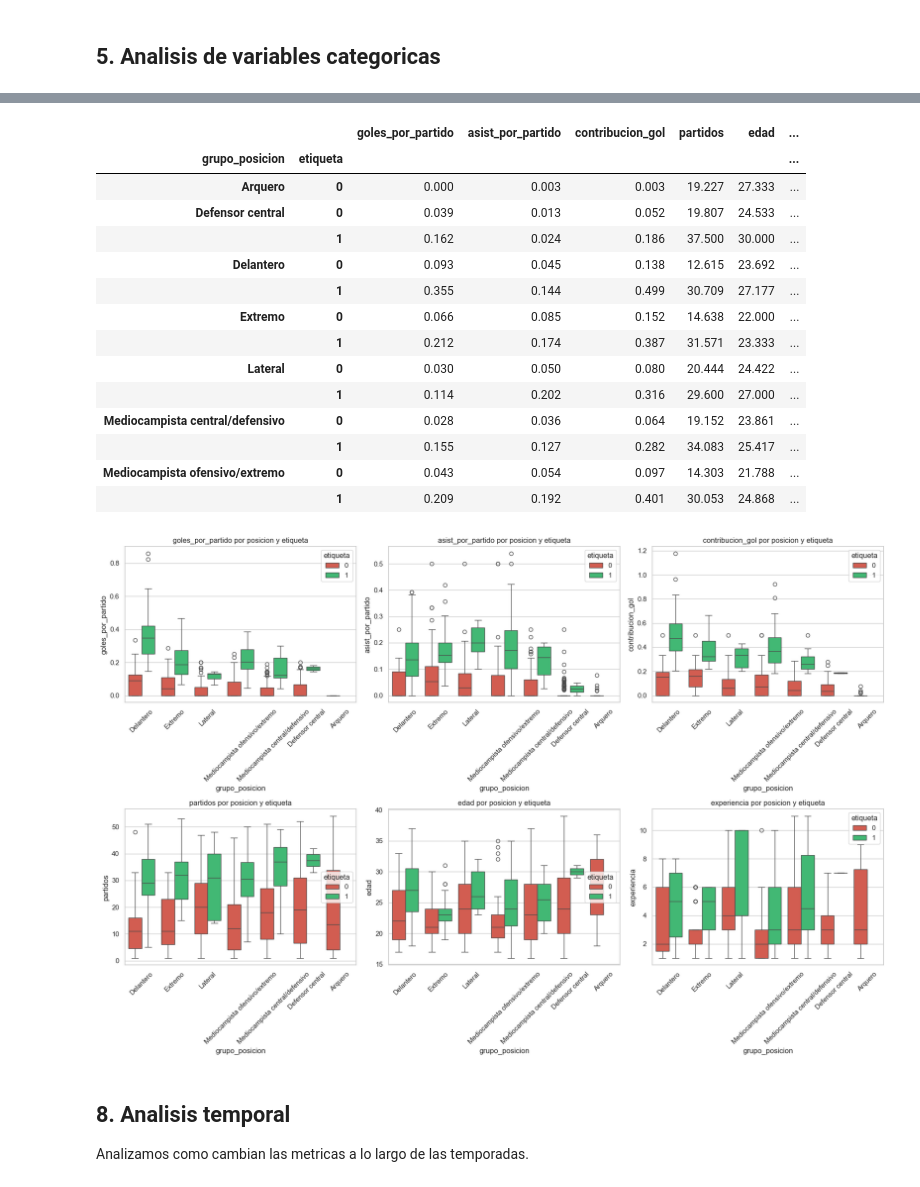
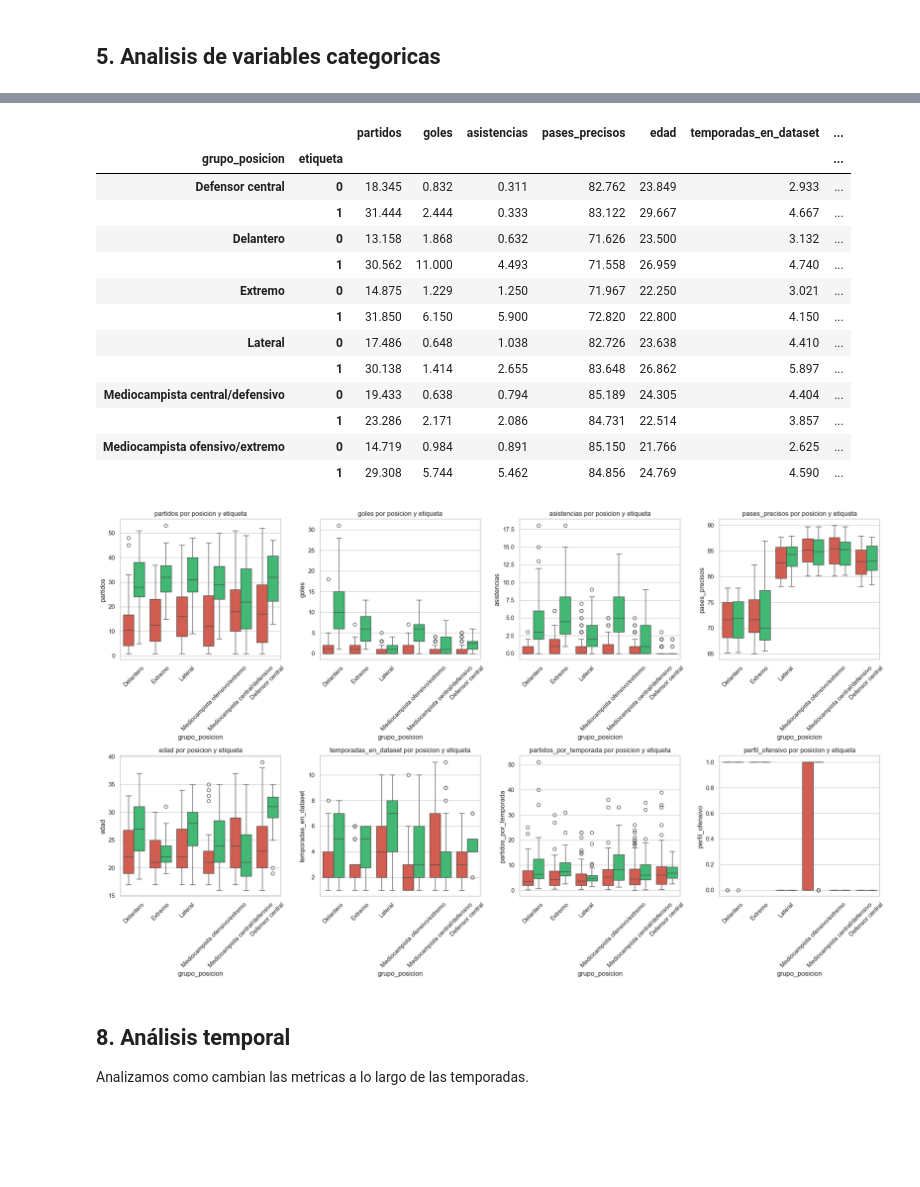
Before and after one commit to agumarquez10/boca-scouting-ds, a Jupyter notebook: src/eda.ipynb, the cells around one changed output, grey strips where cells are left out. Saved outputs shown, nothing was run; the diff lists cells and outputs as text; code cells hidden in the pictures; blank space fills up the shorter version.

```diff
--- a/src/eda.ipynb
+++ b/src/eda.ipynb
@@ -54,0 +72,11 @@ Dimensiones: 810 filas x 12 columnas
+# %%
+# rating desde el raw, SOLO descriptivo (no es feature del modelo)
+raw = pd.read_csv(os.path.join(DATA_DIR, 'adn_boca_real.csv'))
+rating_raw = raw[['nombre', 'temporada', 'rating']].drop_duplicates(
+    subset=['nombre', 'temporada'], keep='first')
+df = df.merge(rating_raw, on=['nombre', 'temporada'], how='left')
+print(f'rating nulos tras join: {df["rating"].isna().sum()}')
+print(f'rating rango: {df["rating"].min()} - {df["rating"].max()}')
+print(f'rating promedio: {df["rating"].mean():.2f}')
+print('\nrating se EXCLUYE de las features del modelo (campo descriptivo).')
+df[["nombre", "temporada", "rating"]].head()
@@ -188,13 +242,14 @@ KeyError: "['goles', 'asistencias', 'goles_por_partido', 'asist_por_partido', 'c
 # %%
-# Histogramas de variables raw
-fig, axes = plt.subplots(2, 2, figsize=(12, 10))
-for i, col in enumerate(numericas_raw):
+# Histogramas de uso y produccion ofensiva
+cols = grupo_uso + grupo_produccion
+fig, axes = plt.subplots(2, 2, figsize=(12, 8))
+for i, col in enumerate(cols):
     ax = axes[i // 2, i % 2]
     df[col].hist(bins=30, ax=ax, color='#3498db', edgecolor='black', alpha=0.7)
     ax.set_title(f'Distribucion de {col}')
     ax.set_xlabel(col)
     ax.set_ylabel('Frecuencia')
 plt.tight_layout()
-plt.savefig(os.path.join(OUTPUT_DIR, '02_histogramas_raw.png'), dpi=150, bbox_inches='tight')
+plt.savefig(os.path.join(OUTPUT_DIR, '02_histogramas_uso.png'), dpi=150, bbox_inches='tight')
 plt.show()
 # %% [output]
@@ -203,13 +257,14 @@ KeyError: 'goles'
 # %%
-# Histogramas de variables de tasas y perfil
-fig, axes = plt.subplots(3, 3, figsize=(15, 12))
-for i, col in enumerate(numericas_tasas + numericas_perfil[:6]):
+# Histogramas de variables de perfil temporal y rol
+cols_perfil = grupo_temporal + grupo_rol
+fig, axes = plt.subplots(2, 3, figsize=(15, 10))
+for i, col in enumerate(cols_perfil):
     ax = axes[i // 3, i % 3]
     df[col].hist(bins=30, ax=ax, color='#9b59b6', edgecolor='black', alpha=0.7)
     ax.set_title(f'Distribucion de {col}')
     ax.set_xlabel(col)
     ax.set_ylabel('Frecuencia')
 plt.tight_layout()
-plt.savefig(os.path.join(OUTPUT_DIR, '03_histogramas_tasas_perfil.png'), dpi=150, bbox_inches='tight')
+plt.savefig(os.path.join(OUTPUT_DIR, '03_histogramas_perfil.png'), dpi=150, bbox_inches='tight')
 plt.show()
 # %% [output]
@@ -414,42 +466,42 @@ Name: count, dtype: int64
 # %%
 # Metricas promedio por grupo de posicion y etiqueta
-metricas_clave = ['goles_por_partido', 'asist_por_partido', 'contribucion_gol',
-                   'partidos', 'edad', 'experiencia']
+metricas_clave = ['partidos', 'goles', 'asistencias', 'pases_precisos', 'edad',
+                  'temporadas_en_dataset', 'partidos_por_temporada', 'perfil_ofensivo']
 
 resumen = df.groupby(['grupo_posicion', 'etiqueta'])[metricas_clave].mean().round(3)
 resumen
 # %% [output]
-|  |  | goles_por_partido | asist_por_partido | contribucion_gol | partidos | edad | ... |
-| grupo_posicion | etiqueta |  |  |  |  |  | ... |
-| Arquero | 0 | 0.000 | 0.003 | 0.003 | 19.227 | 27.333 | ... |
-| Defensor central | 0 | 0.039 | 0.013 | 0.052 | 19.807 | 24.533 | ... |
-|  | 1 | 0.162 | 0.024 | 0.186 | 37.500 | 30.000 | ... |
-| Delantero | 0 | 0.093 | 0.045 | 0.138 | 12.615 | 23.692 | ... |
-|  | 1 | 0.355 | 0.144 | 0.499 | 30.709 | 27.177 | ... |
-| Extremo | 0 | 0.066 | 0.085 | 0.152 | 14.638 | 22.000 | ... |
-|  | 1 | 0.212 | 0.174 | 0.387 | 31.571 | 23.333 | ... |
-| Lateral | 0 | 0.030 | 0.050 | 0.080 | 20.444 | 24.422 | ... |
-|  | 1 | 0.114 | 0.202 | 0.316 | 29.600 | 27.000 | ... |
-| Mediocampista central/defensivo | 0 | 0.028 | 0.036 | 0.064 | 19.152 | 23.861 | ... |
-|  | 1 | 0.155 | 0.127 | 0.282 | 34.083 | 25.417 | ... |
-| Mediocampista ofensivo/extremo | 0 | 0.043 | 0.054 | 0.097 | 14.303 | 21.788 | ... |
-|  | 1 | 0.209 | 0.192 | 0.401 | 30.053 | 24.868 | ... |
+|  |  | partidos | goles | asistencias | pases_precisos | edad | temporadas_en_dataset | ... |
+| grupo_posicion | etiqueta |  |  |  |  |  |  | ... |
+| Defensor central | 0 | 18.345 | 0.832 | 0.311 | 82.762 | 23.849 | 2.933 | ... |
+|  | 1 | 31.444 | 2.444 | 0.333 | 83.122 | 29.667 | 4.667 | ... |
+| Delantero | 0 | 13.158 | 1.868 | 0.632 | 71.626 | 23.500 | 3.132 | ... |
+|  | 1 | 30.562 | 11.000 | 4.493 | 71.558 | 26.959 | 4.740 | ... |
+| Extremo | 0 | 14.875 | 1.229 | 1.250 | 71.967 | 22.250 | 3.021 | ... |
+|  | 1 | 31.850 | 6.150 | 5.900 | 72.820 | 22.800 | 4.150 | ... |
+| Lateral | 0 | 17.486 | 0.648 | 1.038 | 82.726 | 23.638 | 4.410 | ... |
+|  | 1 | 30.138 | 1.414 | 2.655 | 83.648 | 26.862 | 5.897 | ... |
+| Mediocampista central/defensivo | 0 | 19.433 | 0.638 | 0.794 | 85.189 | 24.305 | 4.404 | ... |
+|  | 1 | 23.286 | 2.171 | 2.086 | 84.731 | 22.514 | 3.857 | ... |
+| Mediocampista ofensivo/extremo | 0 | 14.719 | 0.984 | 0.891 | 85.150 | 21.766 | 2.625 | ... |
+|  | 1 | 29.308 | 5.744 | 5.462 | 84.856 | 24.769 | 4.590 | ... |
 # %%
 # Boxplots: metricas clave por grupo de posicion y etiqueta
-fig, axes = plt.subplots(2, 3, figsize=(18, 12))
+fig, axes = plt.subplots(2, 4, figsize=(20, 12))
 for i, col in enumerate(metricas_clave):
-    ax = axes[i // 3, i % 3]
+    ax = axes[i // 4, i % 4]
     sns.boxplot(data=df, x='grupo_posicion', y=col, hue='etiqueta', ax=ax,
                 palette=['#e74c3c', '#2ecc71'])
     ax.set_title(f'{col} por posicion y etiqueta')
     ax.tick_params(axis='x', rotation=45)
+    ax.get_legend().remove()
 plt.tight_layout()
-plt.savefig(os.path.join(OUTPUT_DIR, '08_boxplots_posicion.png'), dpi=150, bbox_inches='tight')
+plt.savefig(os.path.join(OUTPUT_DIR, '09_boxplots_posicion.png'), dpi=150, bbox_inches='tight')
 plt.show()
 # %% [output]
-[figure, old version]
+[figure, new version]
 # %% [markdown]
-## 8. Analisis temporal
+## 8. Análisis temporal
 
 Analizamos como cambian las metricas a lo largo de las temporadas.
 # %%
```
Also changed, not shown: parts of 36 cells of this notebook, 17 other files.
